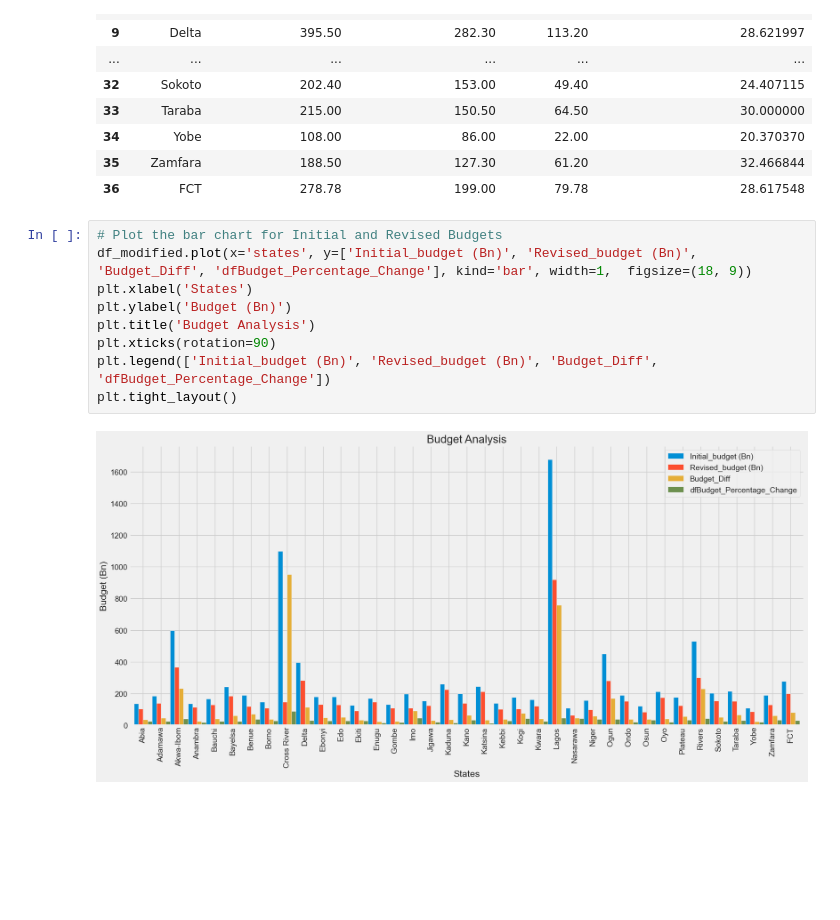
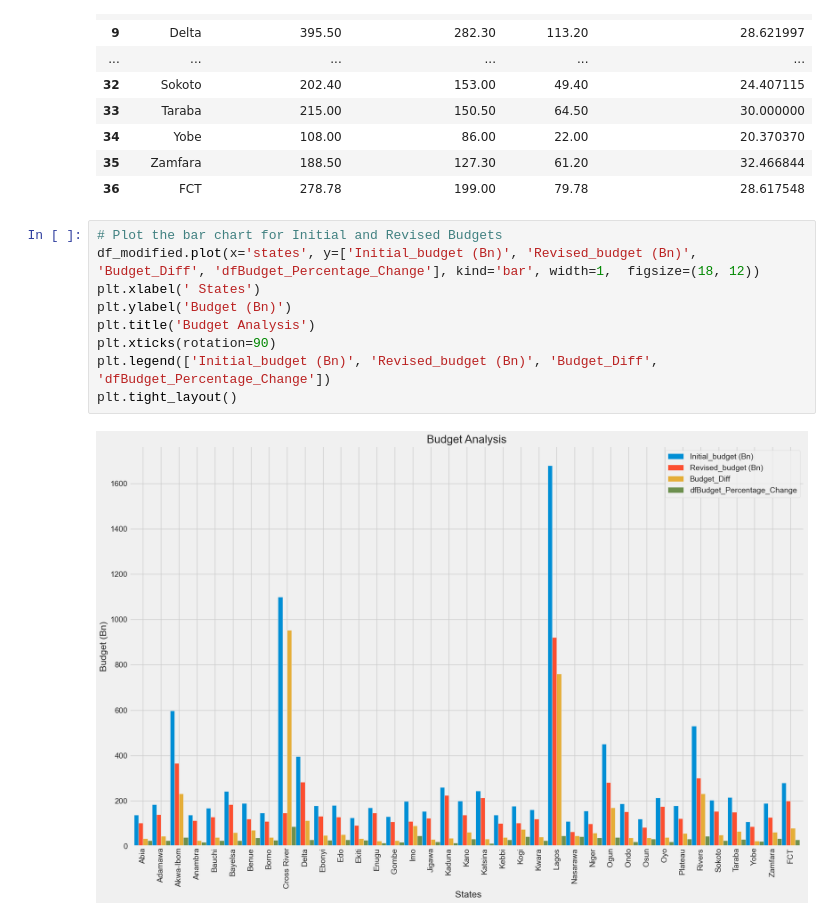
Before and after one commit to Ustacky-dev/Nigeria-COVID-19-Data-Analysis-Using-Python, a Jupyter notebook: My_Capstone Project-Copy1.ipynb, the cells around one changed output. Drawn from its saved outputs; the diff is of its cells as text; blank space fills up the shorter version.

```diff
--- a/My_Capstone Project-Copy1.ipynb
+++ b/My_Capstone Project-Copy1.ipynb
@@ -1606,12 +1632,12 @@ df_modified
 | 36 | FCT | 278.78 | 199.00 | 79.78 | 28.617548 |
 # %%
 # Plot the bar chart for Initial and Revised Budgets
-df_modified.plot(x='states', y=['Initial_budget (Bn)', 'Revised_budget (Bn)', 'Budget_Diff', 'dfBudget_Percentage_Change'], kind='bar', width=1,  figsize=(18, 9))
-plt.xlabel('States')
+df_modified.plot(x='states', y=['Initial_budget (Bn)', 'Revised_budget (Bn)', 'Budget_Diff', 'dfBudget_Percentage_Change'], kind='bar', width=1,  figsize=(18, 12))
+plt.xlabel(' States')
 plt.ylabel('Budget (Bn)')
 plt.title('Budget Analysis')
 plt.xticks(rotation=90)
 plt.legend(['Initial_budget (Bn)', 'Revised_budget (Bn)', 'Budget_Diff', 'dfBudget_Percentage_Change'])
 plt.tight_layout()
 # %% [output]
-[figure, old version]
+[figure, new version]
```
Also changed, not shown: parts of 7 cells of this notebook.
